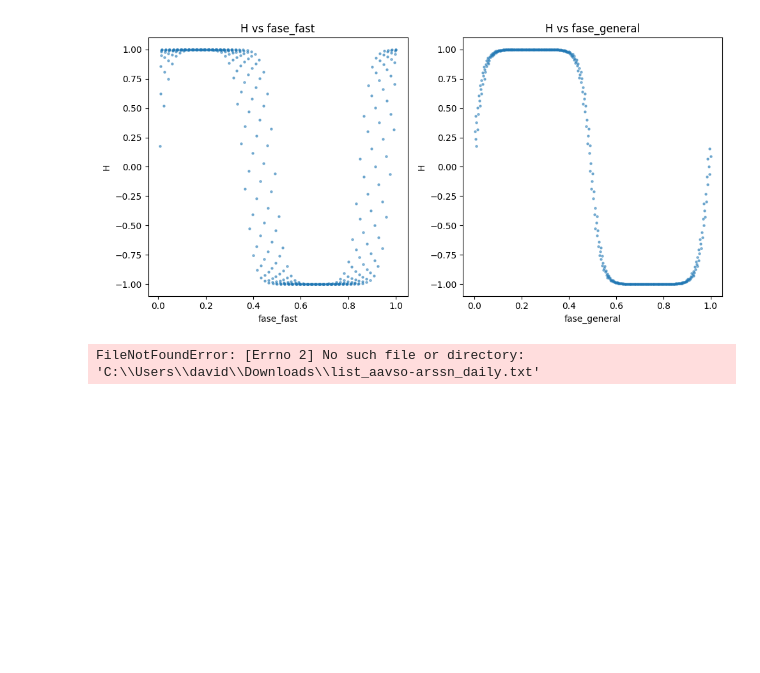
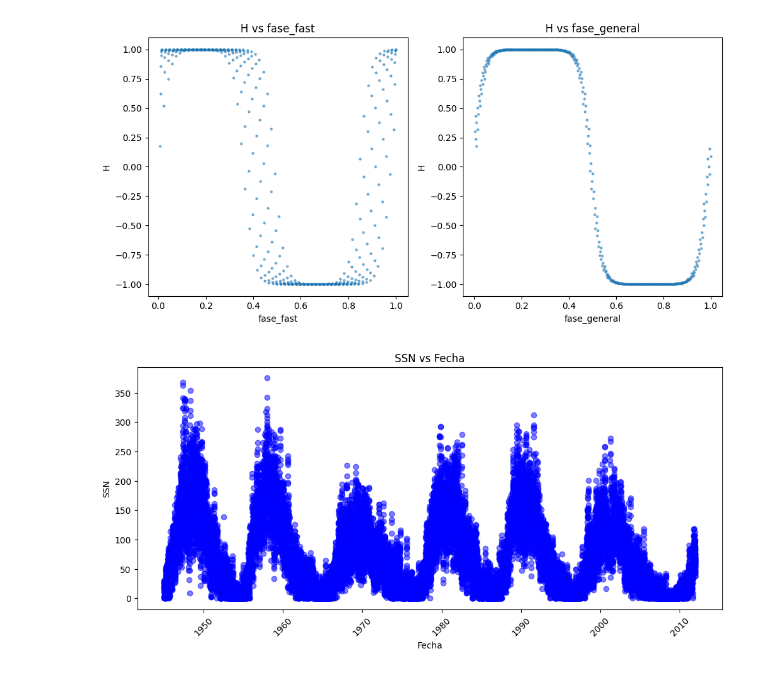
Before and after one commit to JessiDaniL/metodos2_grupo1, a Jupyter notebook: Talleres/Taller_2/Punto 2, taller 2 (1).ipynb, the cells around one changed output. Saved outputs shown, nothing was run; the diff lists cells and outputs as text; code cells hidden in the pictures; blank space fills up the shorter version.

```diff
--- a/Talleres/Taller_2/Punto 2, taller 2 (1).ipynb
+++ b/Talleres/Taller_2/Punto 2, taller 2 (1).ipynb
@@ -56,38 +56,38 @@ plt.show()
 #Punto 2.b -manchas solares
 import pandas as pd
 import matplotlib.pyplot as plt
-aavso=pd.read_csv(r"C:\Users\david\Downloads\list_aavso-arssn_daily.txt",sep=r"\s+",header=None,names=["Year", "Month", "Day", "SSN"])
+aavso=pd.read_csv(r"Data\list_aavso-arssn_daily.txt",sep=r"\s+",header=None,names=["Year", "Month", "Day", "SSN"])
 #con el sep se separa con espacios, y con los demás parámetros se delimitan las columnas
 tiempo_aavso=[]
 tiempo_normal=[]
 SSN=[]
 for i in range(len(aavso)):
 #El primer if se usó para eliminar las primeras 2 filas que no son datos
     if i>2 and int(aavso.iloc[i,0])<=2012:
         if int(aavso.iloc[i,0])<2012:
           fecha=pd.to_datetime(f"{aavso.iloc[i, 0]}-{aavso.iloc[i, 1]}-{aavso.iloc[i, 2]}",format="%Y-%m-%d")
           tiempo_aavso.append(fecha)
           SSN.append(int(aavso.iloc[i,3]))
           fecha_normal=int(aavso.iloc[i,0])+(int(aavso.iloc[i,1])/12)+(int(aavso.iloc[i,2])/365)
           tiempo_normal.append(fecha_normal)
         else:
           if int(aavso.iloc[i,1])+int(aavso.iloc[i,2])==2:
             fecha=pd.to_datetime(f"{aavso.iloc[i, 0]}-{aavso.iloc[i, 1]}-{aavso.iloc[i, 2]}",format="%Y-%m-%d")
             tiempo_aavso.append(fecha)
             SSN.append(int(aavso.iloc[i,3]))
             fecha_normal=int(aavso.iloc[i,0])+(int(aavso.iloc[i,1])/12)+(int(aavso.iloc[i,2])/365)
             tiempo_normal.append(fecha_normal)
 
 plt.figure(figsize=(12, 5))  # Ajustar tamaño
 plt.scatter(tiempo_aavso, SSN, color="blue", marker="o", alpha=0.5, label="SSN")
 
 plt.xlabel("Fecha")
 plt.ylabel("SSN")
 plt.title("SSN vs Fecha")
 plt.xticks(rotation=45)  # Rotar etiquetas de fecha
 plt.show()
 # %% [output]
-FileNotFoundError: [Errno 2] No such file or directory: 'C:\\Users\\david\\Downloads\\list_aavso-arssn_daily.txt'
+[figure, added]
 # %%
 #Punto 2.b.a
 tiempo_normal=np.array(tiempo_normal)
```
Also changed, not shown: parts of 2 cells of this notebook, 1 other file.
